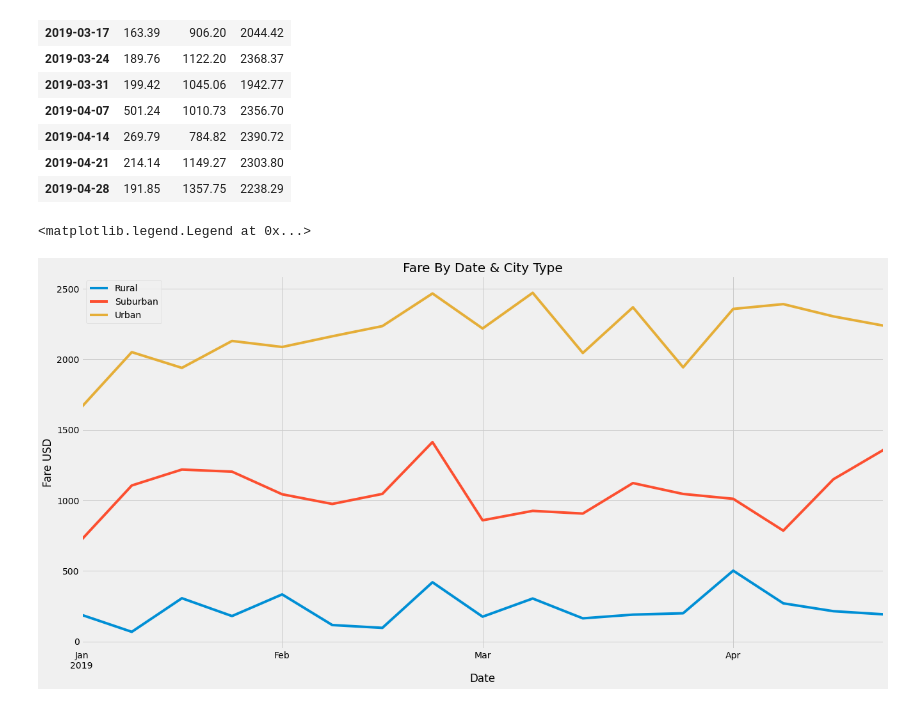
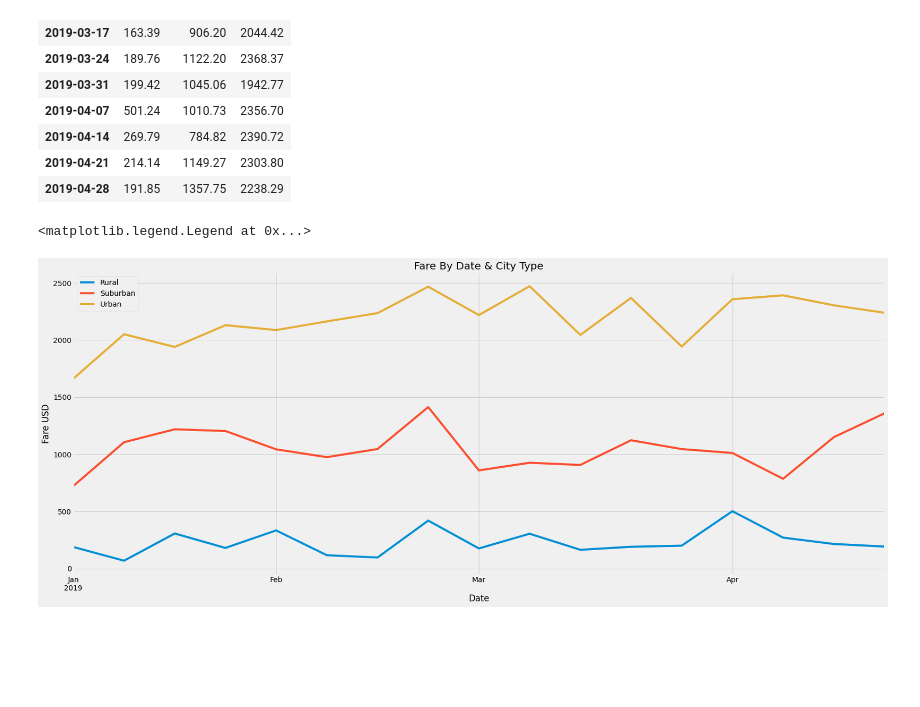
Before and after one commit to BSC1014/05_UNC_Challenge, a Jupyter notebook: PyBer_Solved.ipynb, the cells around one changed output. Cells and saved outputs as stored; diff of their text form; code cells hidden in the pictures; blank space fills up the shorter version.

```diff
--- a/PyBer_Solved.ipynb
+++ b/PyBer_Solved.ipynb
@@ -262,20 +262,20 @@ loc_pivot_week
 # %%
 # 8. Using the object-oriented interface method, plot the resample DataFrame using the df.plot() function.
 
 # Import the style from Matplotlib.
 from matplotlib import style
 # Use the graph style fivethirtyeight.
 style.use('fivethirtyeight')
 
-loc_pivot_week.plot(figsize=(20,10))
+loc_pivot_week.plot(figsize=(25,10))
 plt.ylabel("Fare USD")
 plt.xlabel('Date')
 plt.title('Fare By Date & City Type')
 
 #save graph
 
 plt.savefig('fare_summary.png')
 plt.legend()
 # %% [output]
 <matplotlib.legend.Legend at 0x...>
-[figure, old version]
+[figure, new version]
```
Also changed, not shown: 1 other file.
